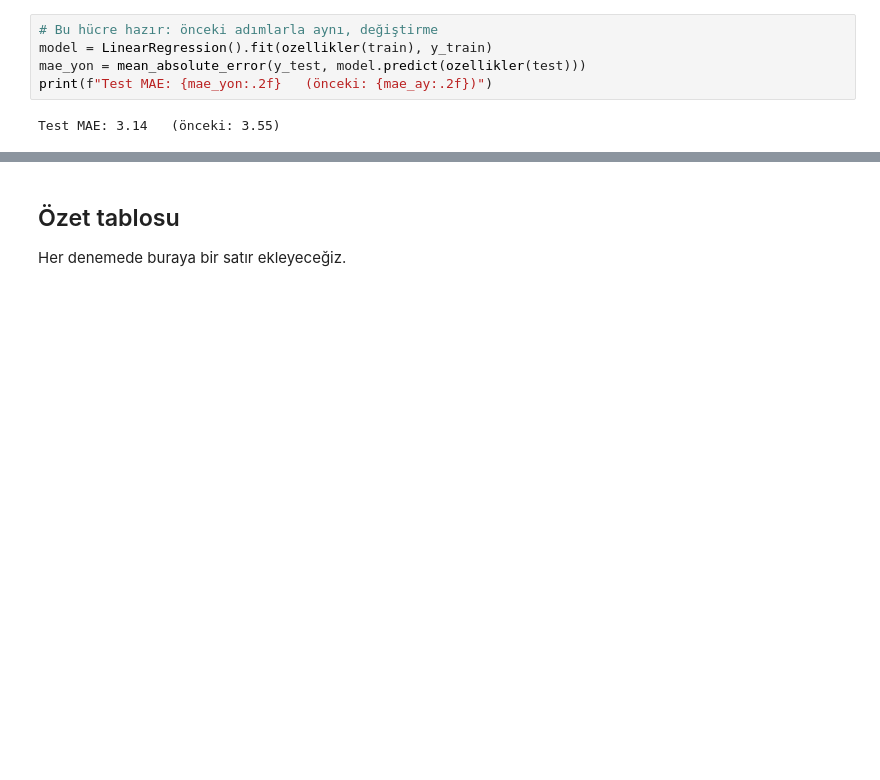
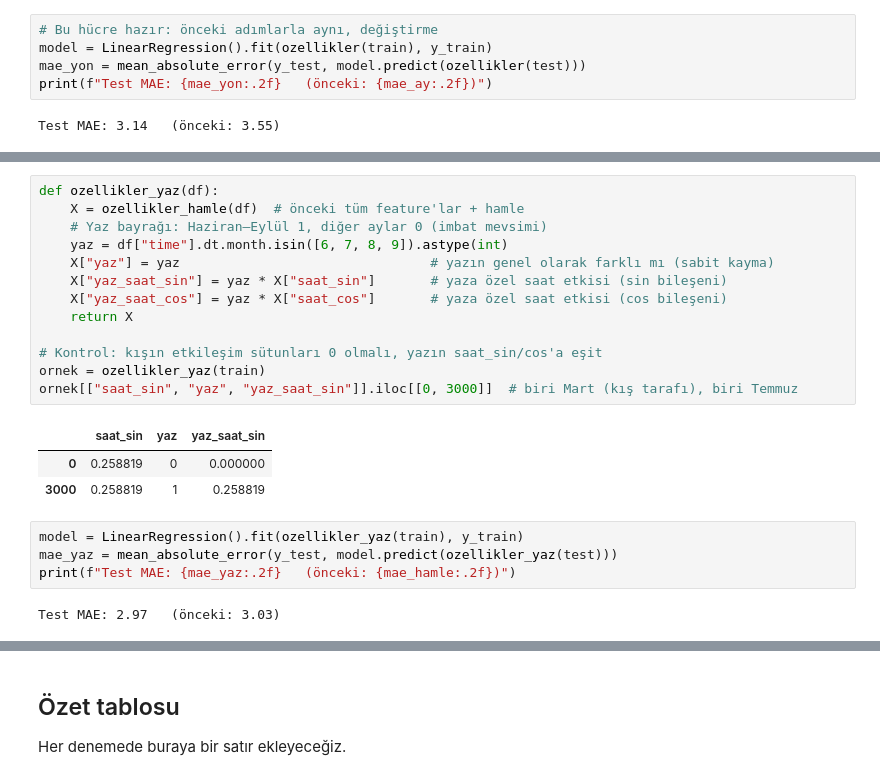
Before and after one commit to YenerCenger/gfs-wind-postprocess, a Jupyter notebook: notebooks/02-linreg.ipynb, the cells around one changed output, grey strips where cells are left out. Saved outputs shown, nothing was run; the diff lists cells and outputs as text; blank space fills up the shorter version.

```diff
--- a/notebooks/02-linreg.ipynb
+++ b/notebooks/02-linreg.ipynb
@@ -270,0 +318,23 @@ Test MAE: 3.14   (önceki: 3.55)
+# %%
+def ozellikler_yaz(df):
+    X = ozellikler_hamle(df)  # önceki tüm feature'lar + hamle
+    # Yaz bayrağı: Haziran–Eylül 1, diğer aylar 0 (imbat mevsimi)
+    yaz = df["time"].dt.month.isin([6, 7, 8, 9]).astype(int)
+    X["yaz"] = yaz                                # yazın genel olarak farklı mı (sabit kayma)
+    X["yaz_saat_sin"] = yaz * X["saat_sin"]       # yaza özel saat etkisi (sin bileşeni)
+    X["yaz_saat_cos"] = yaz * X["saat_cos"]       # yaza özel saat etkisi (cos bileşeni)
+    return X
+
+# Kontrol: kışın etkileşim sütunları 0 olmalı, yazın saat_sin/cos'a eşit
+ornek = ozellikler_yaz(train)
+ornek[["saat_sin", "yaz", "yaz_saat_sin"]].iloc[[0, 3000]]  # biri Mart (kış tarafı), biri Temmuz
+# %% [output]
+|  | saat_sin | yaz | yaz_saat_sin |
+| 0 | 0.258819 | 0 | 0.000000 |
+| 3000 | 0.258819 | 1 | 0.258819 |
+# %%
+model = LinearRegression().fit(ozellikler_yaz(train), y_train)
+mae_yaz = mean_absolute_error(y_test, model.predict(ozellikler_yaz(test)))
+print(f"Test MAE: {mae_yaz:.2f}   (önceki: {mae_hamle:.2f})")
+# %% [output]
+Test MAE: 2.97   (önceki: 3.03)
```
Also changed, not shown: parts of 8 cells of this notebook.
